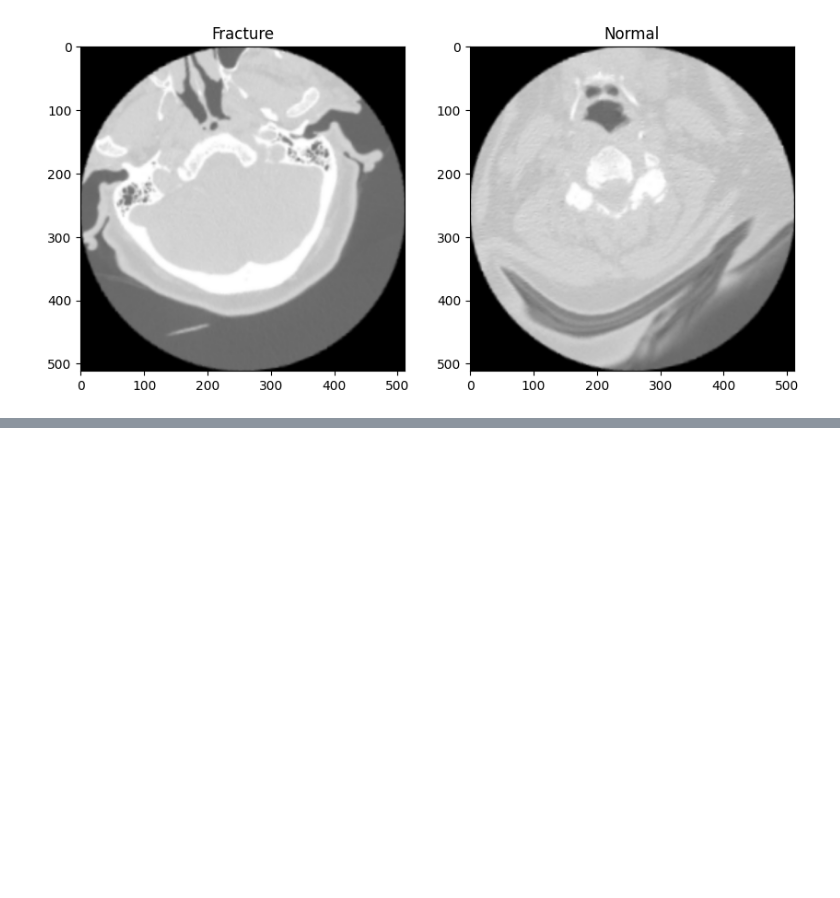
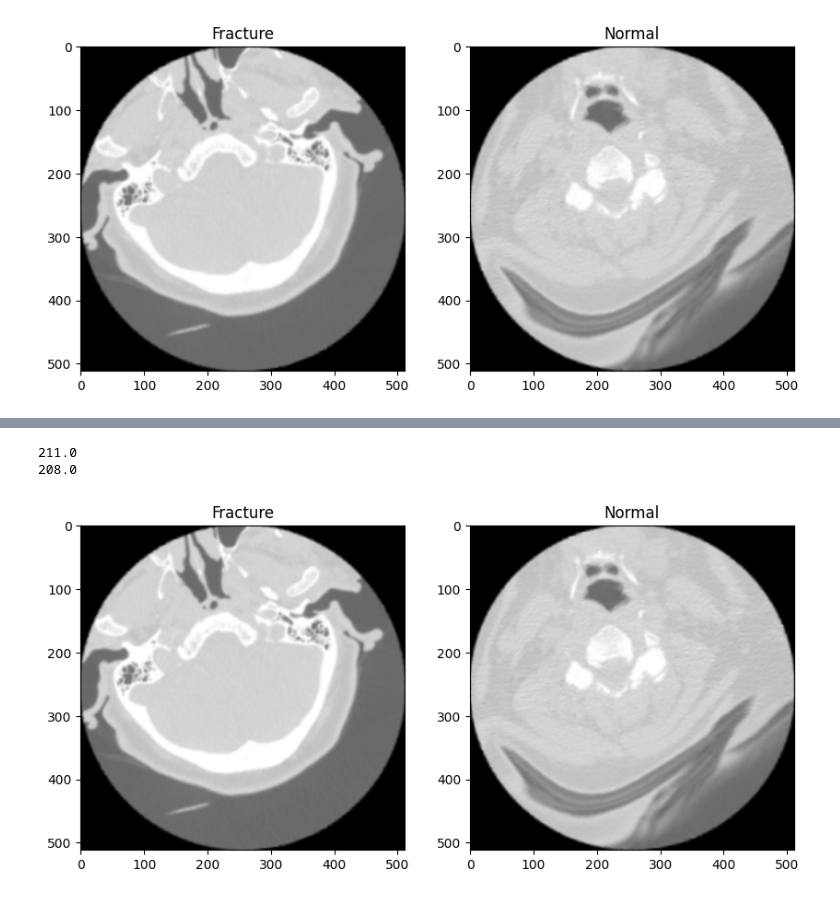
Before and after one commit to GravitonXD/Cervix-Spine-Fracture-Classifier, a Jupyter notebook: CFSC_preprocessing1.ipynb, the cells around one changed output, grey strips where cells are left out. Cells and saved outputs as stored; diff of their text form; code cells hidden in the pictures; blank space fills up the shorter version.

```diff
--- a/CFSC_preprocessing1.ipynb
+++ b/CFSC_preprocessing1.ipynb
@@ -99,0 +128,21 @@ print(f"75th percentile of normal image: {get_75th_percentile(test_norm_gray)}")
+# %%
+# Test for Opening (in the main tst images)
+
+# Opening
+kernel = np.ones((1,1), np.uint8)
+test_frac_open = cv.morphologyEx(test_frac, cv.MORPH_OPEN, kernel)
+test_norm_open = cv.morphologyEx(test_norm, cv.MORPH_OPEN, kernel)
+
+# PLOT IMAGES (side-by-side)
+fig, ax = plt.subplots(1, 2, figsize=(10, 10))
+ax[0].imshow(test_frac_open, cmap="gray")
+ax[0].set_title("Fracture")
+ax[1].imshow(test_norm_open, cmap="gray")
+ax[1].set_title("Normal")
+
+print(get_75th_percentile(test_frac_open))
+print(get_75th_percentile(test_norm_open))
+# %% [output]
+211.0
+208.0
+[figure, added]
```
Also changed, not shown: parts of 12 cells of this notebook.
